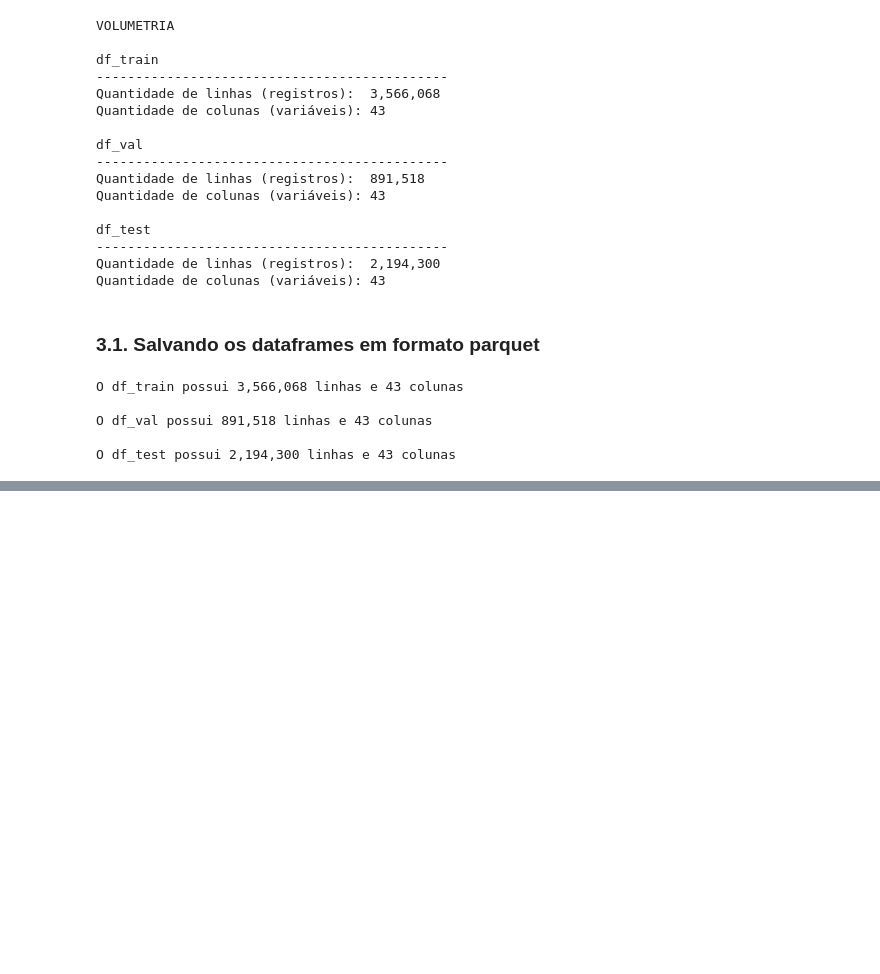
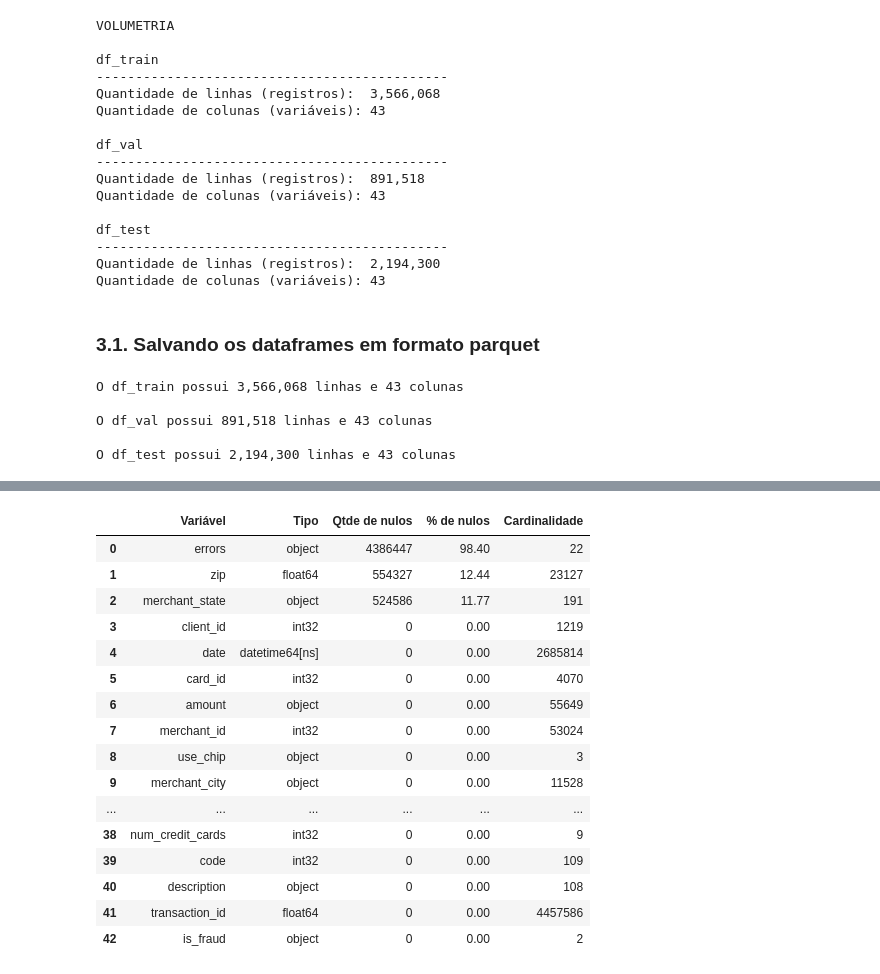
Before and after one commit to emso-exe/Deteccao_de_fraude_em_transacoes_financeiras, a Jupyter notebook: 001_analise_exploratoria.ipynb, the cells around one changed output, grey strips where cells are left out. Drawn from its saved outputs; the diff is of its cells as text; code cells hidden in the pictures; blank space fills up the shorter version.

```diff
--- a/001_analise_exploratoria.ipynb
+++ b/001_analise_exploratoria.ipynb
@@ -146,0 +176,53 @@ O df_test possui 2,194,300 linhas e 43 colunas
+# %%
+# Função para geração de um dataframe de metadados
+
+def gerar_metadados(dataframe):
+    '''
+    Gera um dataframe contendo metadados das colunas do dataframe fornecido.
+
+    :param dataframe: Dataframe
+        DataFrame para o qual os metadados serão gerados.
+    :return: DataFrame
+        DataFrame contendo os metadados.
+    '''
+
+    # Calculando as métricas
+    metadados = pd.DataFrame({
+        'Variável': dataframe.columns,
+        'Tipo': dataframe.dtypes,
+        'Qtde de nulos': dataframe.isnull().sum(),
+        '% de nulos': dataframe.isnull().mean() * 100,
+        'Cardinalidade': dataframe.nunique()
+    })
+
+    # Ordenando o DataFrame pelos valores de 'Qtde de nulos' em ordem decrescente
+    metadados = metadados \
+        .sort_values(by='Qtde de nulos', ascending=False) \
+        .reset_index(drop=True)
+
+    # Arredondando a coluna '% de nulos' para duas casas decimais
+    metadados['% de nulos'] = metadados['% de nulos'].round(2)
+
+    return metadados
+# %%
+# Exibindo os metadados do dataframe
+
+gerar_metadados(df_train_val)
+# %% [output]
+|  | Variável | Tipo | Qtde de nulos | % de nulos | Cardinalidade |
+| 0 | errors | object | 4386447 | 98.40 | 22 |
+| 1 | zip | float64 | 554327 | 12.44 | 23127 |
+| 2 | merchant_state | object | 524586 | 11.77 | 191 |
+| 3 | client_id | int32 | 0 | 0.00 | 1219 |
+| 4 | date | datetime64[ns] | 0 | 0.00 | 2685814 |
+| 5 | card_id | int32 | 0 | 0.00 | 4070 |
+| 6 | amount | object | 0 | 0.00 | 55649 |
+| 7 | merchant_id | int32 | 0 | 0.00 | 53024 |
+| 8 | use_chip | object | 0 | 0.00 | 3 |
+| 9 | merchant_city | object | 0 | 0.00 | 11528 |
+| ... | ... | ... | ... | ... | ... |
+| 38 | num_credit_cards | int32 | 0 | 0.00 | 9 |
+| 39 | code | int32 | 0 | 0.00 | 109 |
+| 40 | description | object | 0 | 0.00 | 108 |
+| 41 | transaction_id | float64 | 0 | 0.00 | 4457586 |
+| 42 | is_fraud | object | 0 | 0.00 | 2 |
```
Also changed, not shown: parts of 9 cells of this notebook.
